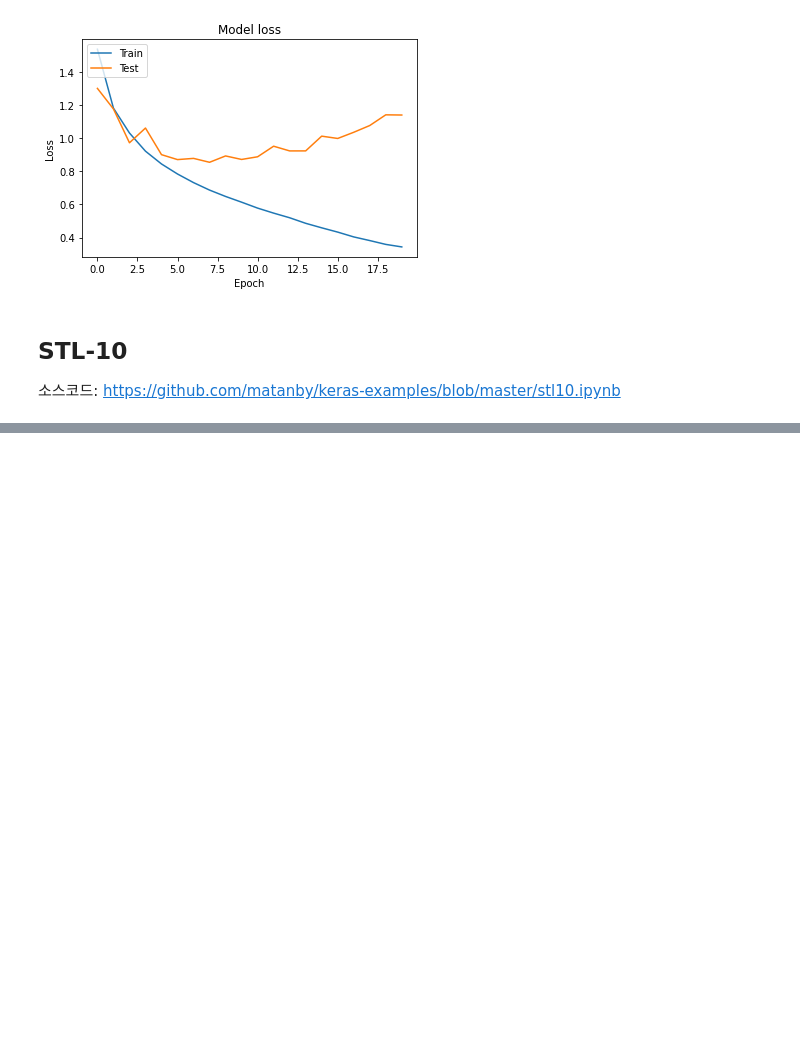
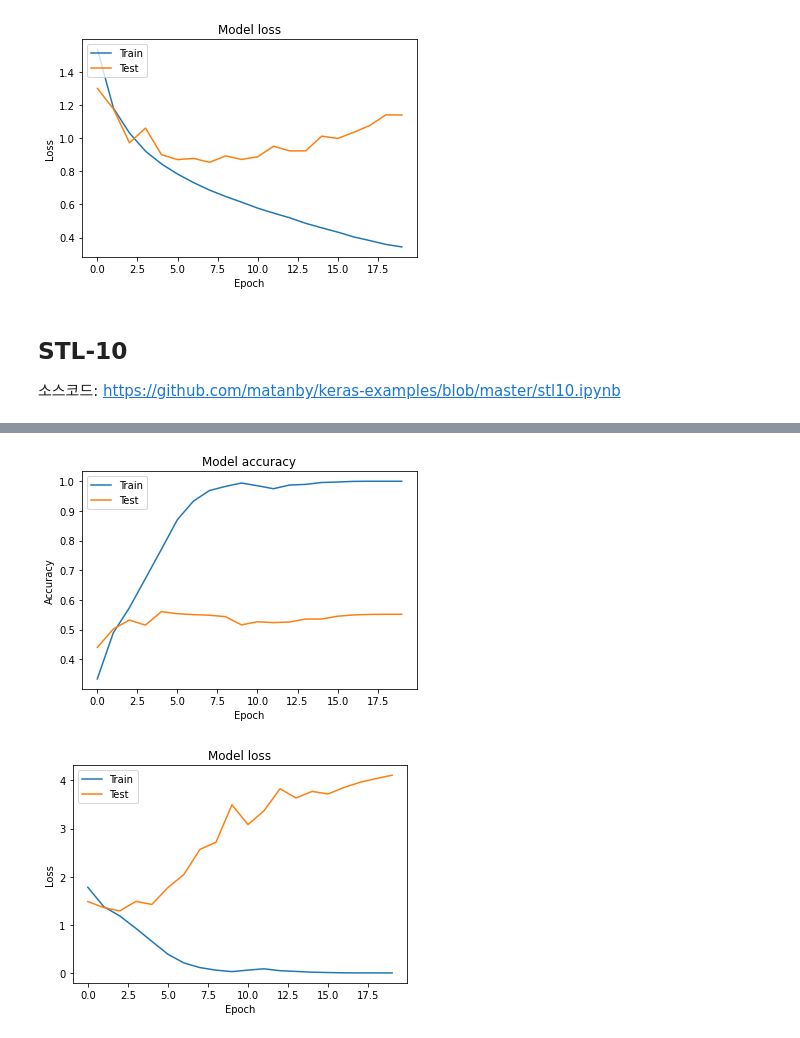
Before and after one commit to kotech1/computervision, a Jupyter notebook: 06_cnn1.ipynb, the cells around one changed output, grey strips where cells are left out. Saved outputs shown, nothing was run; the diff lists cells and outputs as text; code cells hidden in the pictures; blank space fills up the shorter version.

```diff
--- a/06_cnn1.ipynb
+++ b/06_cnn1.ipynb
@@ -311,6 +314,6 @@ plot_images(x_train, 10)
 # %%
 model = keras.Sequential([
-    keras.layers.Conv2D(32, (3,3), activation='relu', input_shape=(32, 32, 3)),
+    keras.layers.Conv2D(32, (3,3), activation='relu', input_shape=(x_train.shape[1], x_train.shape[2], 3)),
     keras.layers.MaxPooling2D((2,2)),
     keras.layers.Conv2D(64, (3,3), activation='relu'),
     keras.layers.MaxPooling2D((2,2)),
@@ -324,4 +327,4 @@ model.compile(optimizer='adam',
               loss='categorical_crossentropy',
               metrics=['accuracy']
              )
-history = model.fit(x_train, y_train, epochs=20, validation_data=(x_test, y_test))
+history = model.fit(x_train, y_train, epochs=20, batch_size=32, validation_data=(x_test, y_test))
@@ -327,0 +349,21 @@ history = model.fit(x_train, y_train, epochs=20, validation_data=(x_test, y_test
+# %%
+# 학습 정확성 값과 검증 정확성 값을 플롯팅 합니다.
+plt.plot(history.history['accuracy'])
+plt.plot(history.history['val_accuracy'])
+plt.title('Model accuracy')
+plt.ylabel('Accuracy')
+plt.xlabel('Epoch')
+plt.legend(['Train', 'Test'], loc='upper left')
+plt.show()
+
+# 학습 손실 값과 검증 손실 값을 플롯팅 합니다.
+plt.plot(history.history['loss'])
+plt.plot(history.history['val_loss'])
+plt.title('Model loss')
+plt.ylabel('Loss')
+plt.xlabel('Epoch')
+plt.legend(['Train', 'Test'], loc='upper left')
+plt.show()
+# %% [output]
+[figure, added]
+[figure, added]
```
Also changed, not shown: parts of 4 cells of this notebook.
